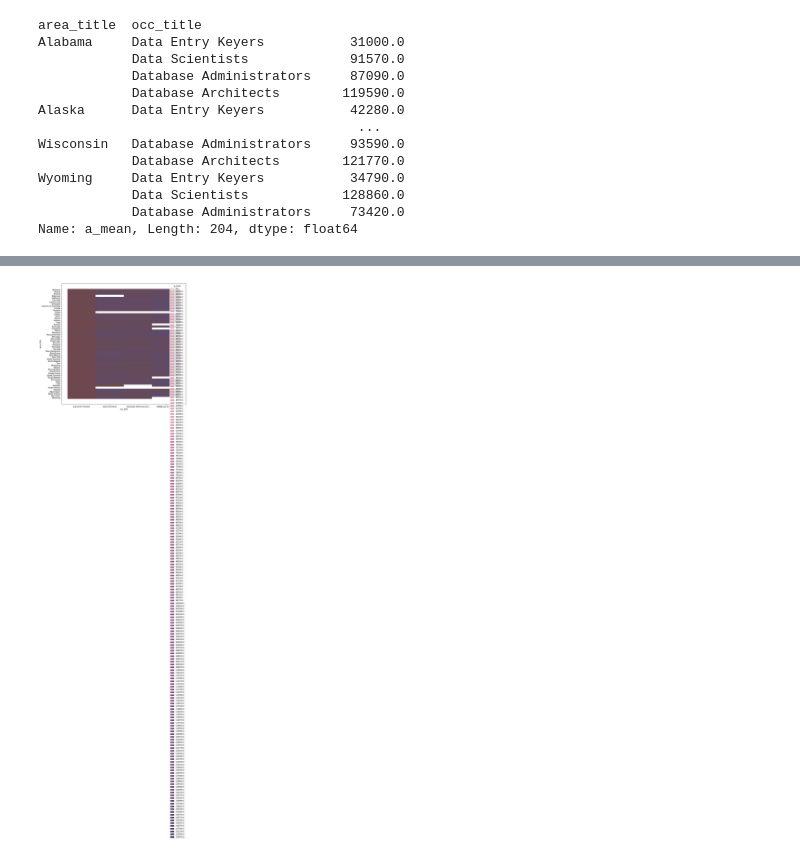
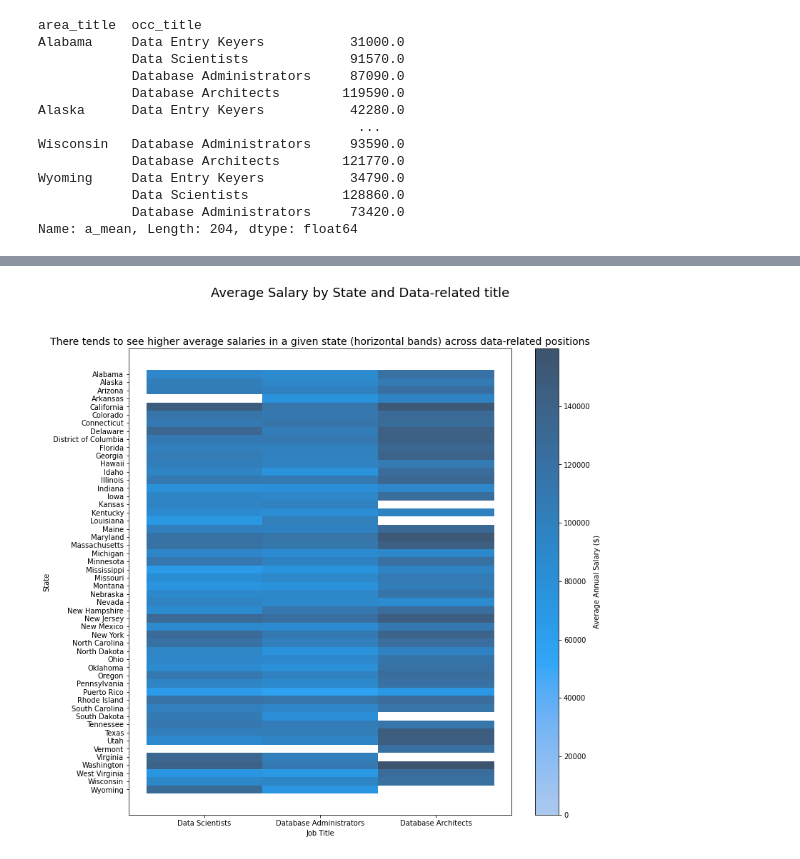
Before and after one commit to andrewbowen19/storiesDATA608, a Jupyter notebook: story4.ipynb, the cells around one changed output, grey strips where cells are left out. Cells and saved outputs as stored; diff of their text form; code cells hidden in the pictures.

```diff
--- a/story4.ipynb
+++ b/story4.ipynb
@@ -43,15 +43,11 @@ We'll need to clean our source data a bit to make it more readable and usable fo
 def clean_table(df: pd.DataFrame) -> pd.DataFrame:
     """
     Perform basic cleaning of a pandas dataframe
-
-    params:
-        df: Pandas dataframe to be cleaned
+    Convert columns to `snake_case`
     """
-
     new_cols = [c.lower() for c in df.columns]
     df.columns = new_cols
 
-
     return df
 # %%
 df = clean_table(df)
@@ -169,7 +155,10 @@ We can also plot a categorical heatmap between states and data-related jobs
 # %%
 # First, group our data by state and data title
 data_salary_by_state = data_jobs.groupby(['area_title', 'occ_title'])['a_mean'].mean()
-data_salary_by_state
+
+# Convert our grouped series to a dataframe for plotting
+dat = data_salary_by_state.to_frame().reset_index()
+dat.head()
 # %% [output]
 area_title  occ_title
 Alabama     Data Entry Keyers           31000.0
@@ -189,4 +175,0 @@ import seaborn as sns
-# %%
-# Convert our grouped series to a dataframe for plotting
-dat = data_salary_by_state.to_frame()
-dat.head()
@@ -201,7 +176,19 @@ dat.head()
 # %%
 # sns.JointGrid(x='area_title', y='occ_title', data=dat)
 f, ax = plt.subplots(figsize=(12, 12))
-sns.histplot(data=dat, x='occ_title', y='area_title', hue="a_mean", bins=10)#, cbar=True)
+
+# Plot categorical 2-D Histogram
+sns.histplot(data=dat.loc[dat.occ_title != "Data Entry Keyers"],
+             x='occ_title', y='area_title',
+             weights="a_mean", cbar=True,
+             cbar_kws={'label': "Average Annual Salary ($)"})
+
+ax.set_xlabel("Job Title")
+ax.set_ylabel("State")
+plt.suptitle("Average Salary by State and Data-related title", fontsize=18)
+plt.title("There tends to see higher average salaries in a given state (horizontal bands) across data-related positions",  fontsize=14)
+
+
 plt.show()
 # %% [output]
-[figure, old version]
+[figure, new version]
```
Also changed, not shown: parts of 8 cells of this notebook, 1 other file.
